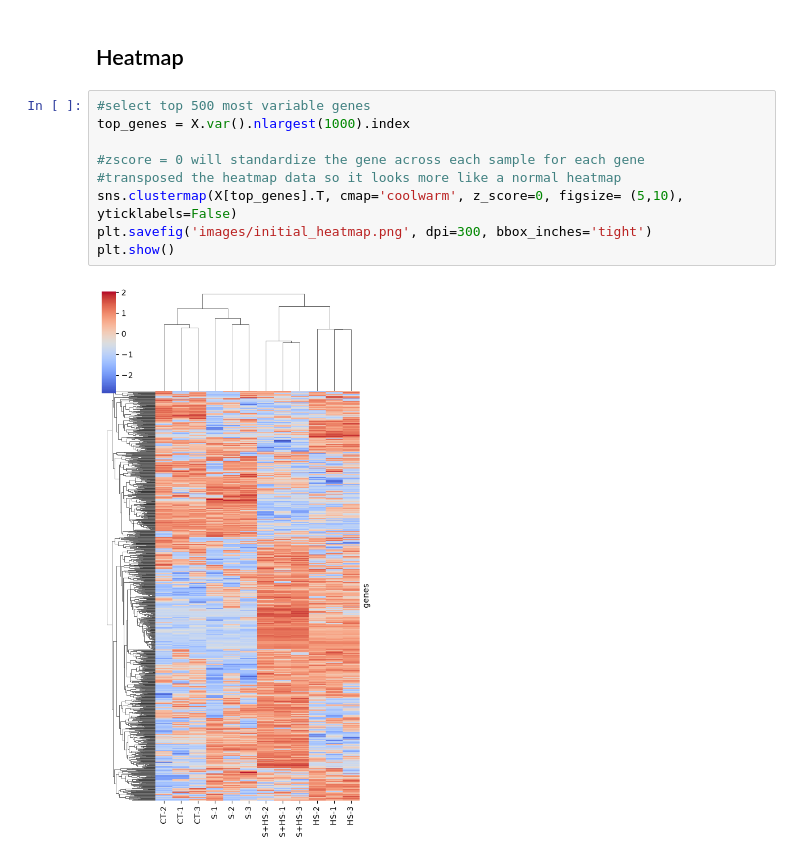
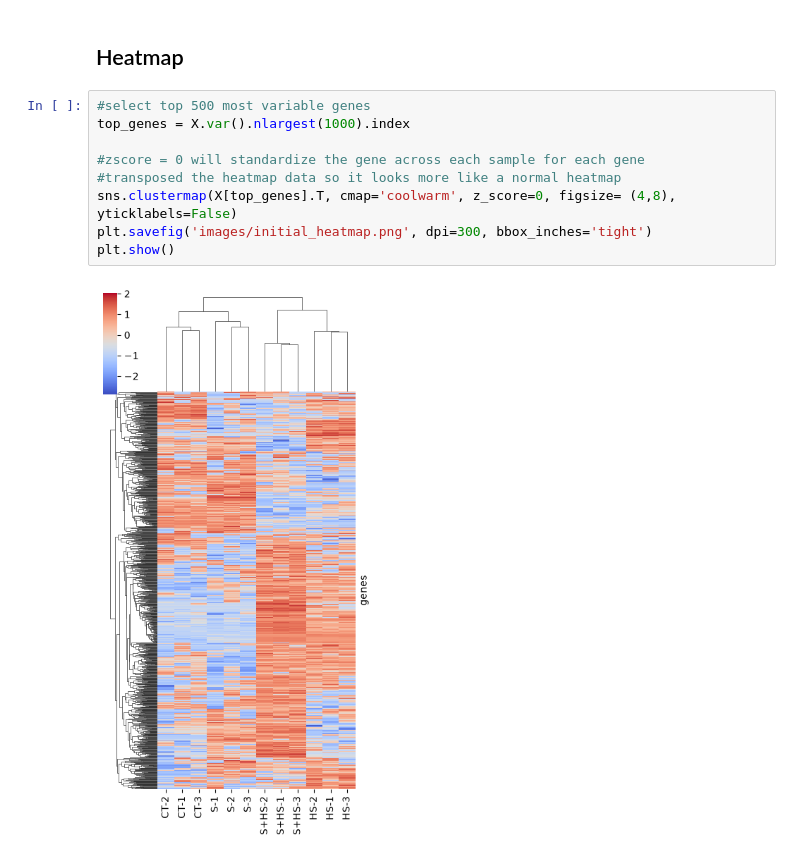
Before and after one commit to caroline-reges/Response-of-Tomato-Plant-to-Salinity-and-Heat-Stress, a Jupyter notebook: Code.ipynb, the cells around one changed output. Cells and saved outputs as stored; diff of their text form.

Commit message:
can I make the heatmap smaller attempt 2

```diff
--- a/Code.ipynb
+++ b/Code.ipynb
@@ -111,11 +111,11 @@ Explained variance: [0.2930858  0.17257347]
 # %%
 #select top 500 most variable genes
 top_genes = X.var().nlargest(1000).index
 
 #zscore = 0 will standardize the gene across each sample for each gene
 #transposed the heatmap data so it looks more like a normal heatmap
-sns.clustermap(X[top_genes].T, cmap='coolwarm', z_score=0, figsize= (5,10), yticklabels=False)
+sns.clustermap(X[top_genes].T, cmap='coolwarm', z_score=0, figsize= (4,8), yticklabels=False)
 plt.savefig('images/initial_heatmap.png', dpi=300, bbox_inches='tight')
 plt.show()
 # %% [output]
-[figure, old version]
+[figure, new version]
```
Also changed, not shown: 1 other file.
